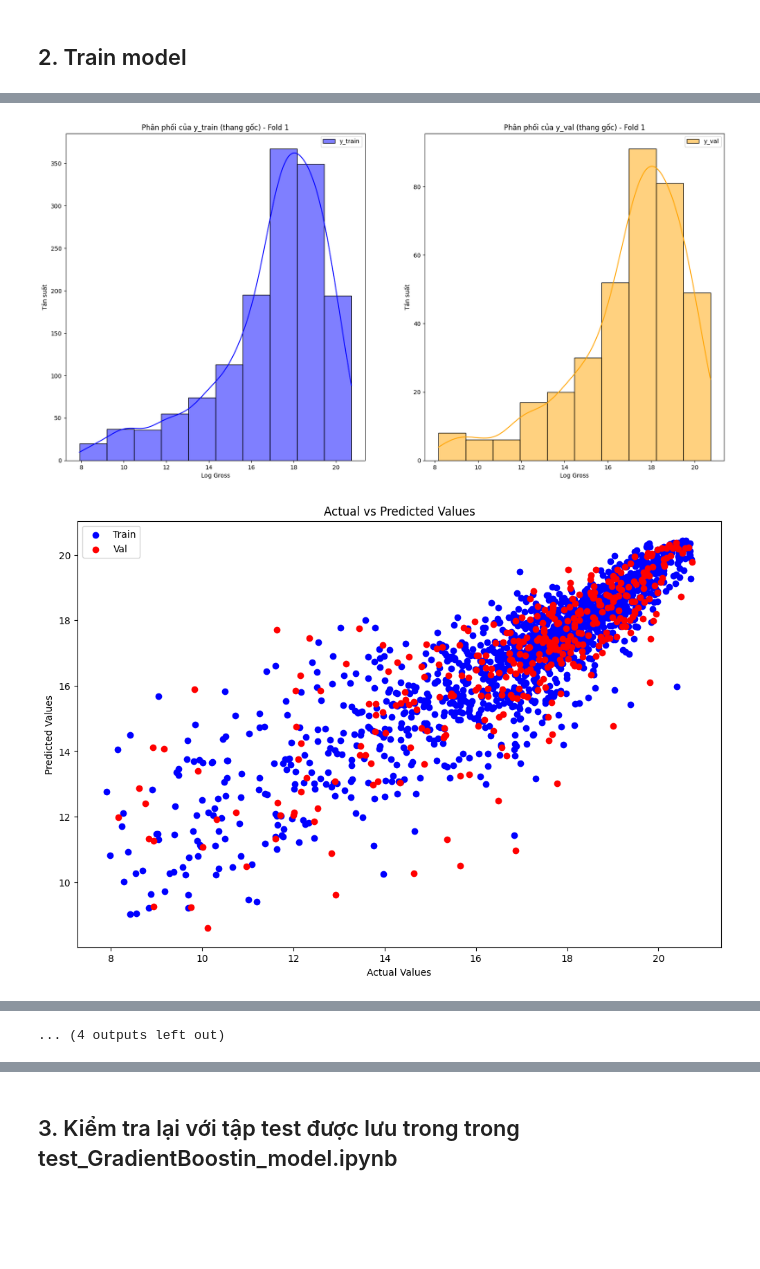
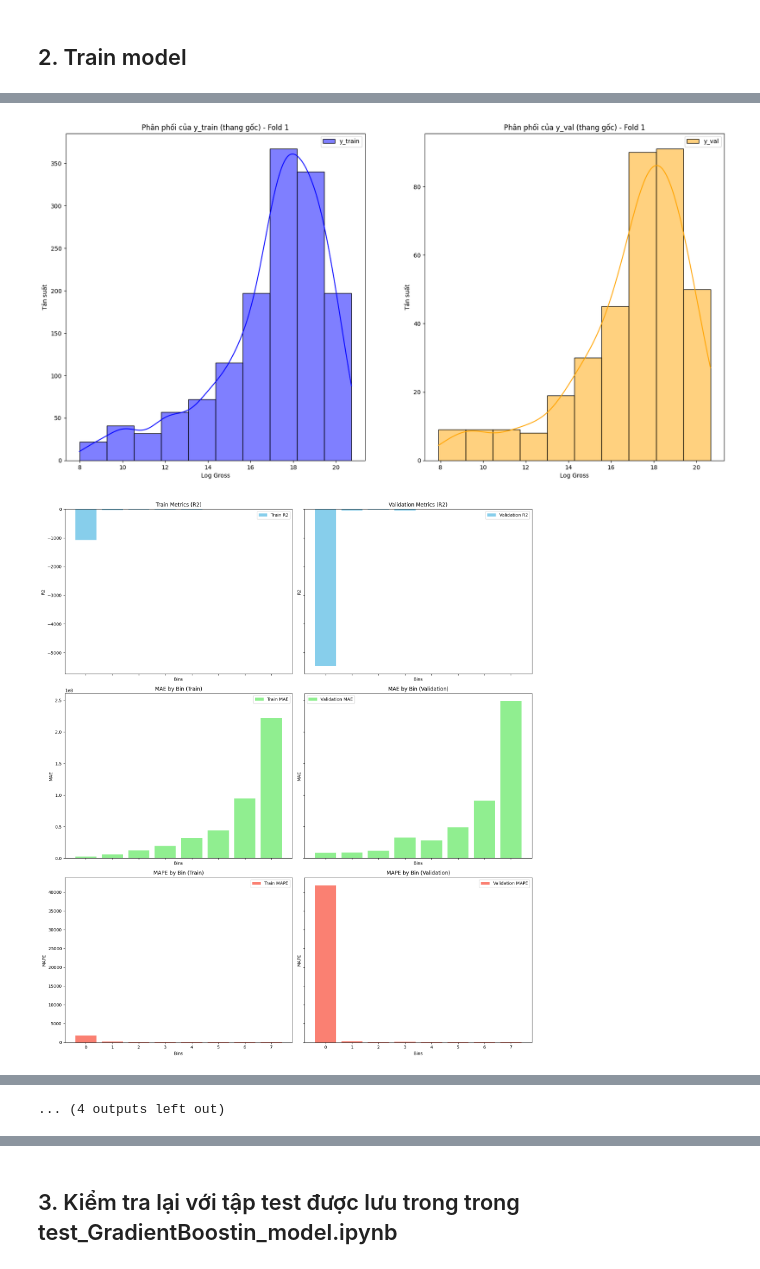
Before and after one commit to phuocnguyen2412/movie-analyst, a Jupyter notebook: Gradient_Boosting_model_1.ipynb, the cells around one changed output, grey strips where cells are left out. Cells and saved outputs as stored; diff of their text form; code cells hidden in the pictures; blank space fills up the shorter version.

```diff
--- a/Gradient_Boosting_model_1.ipynb
+++ b/Gradient_Boosting_model_1.ipynb
@@ -122,24 +122,31 @@ for fold, (train_idx, val_idx) in enumerate(skf.split(df, df['log_gross_bin'])):
     train_preds = best_model.predict(X_train)
     val_preds = best_model.predict(X_val)
 
-    train_r2, train_mae, train_mape, val_r2, val_mae, val_mape = visualize_results(
-        y_train, train_preds, y_val, val_preds,
-        model=best_model, df=pd.DataFrame(X_train, columns=features),
-        calculate_real_target=True,
-    )
+    fig, axes = plt.subplots(3, 2, figsize=(16, 18), sharex=True, sharey='row')  # 3 rows (R2, MAE, MAPE), 2 columns (Train, Validation)
 
-    # In kết quả
-    print(f"📊 Train Metrics - R2: {train_r2:.4f}, MAE: {train_mae:,.2f}, MAPE: {train_mape:.2%}")
-    print(f"📊 Val Metrics   - R2: {val_r2:.4f}, MAE: {val_mae:,.2f}, MAPE: {val_mape:.2%}")
+    # Gọi visualize_results cho tập Train và vẽ vào cột đầu tiên (Train)
+    df_test_resultm, train_r2, train_mae, train_mape = visualize_results(df_train, y_true=y_train, y_pred=train_preds, calculate_real_target=True, dataset_label="Train", axes=axes[:, 0])
+
+    # Gọi visualize_results cho tập Validation và vẽ vào cột thứ hai (Validation)
+    df_val_result, val_r2, val_mae, val_mape = visualize_results(df_val, y_true=y_val, y_pred=val_preds, calculate_real_target=True, dataset_label="Validation", axes=axes[:, 1])
+
+    # Cài đặt tiêu đề và hiển thị
+    axes[0, 0].set_title("Train Metrics (R2)")  # Tiêu đề cho R2 Train
+    axes[0, 1].set_title("Validation Metrics (R2)")  # Tiêu đề cho R2 Validation
+
+    plt.tight_layout()
+    plt.show()
+    print(df_val_result)
+    print(df_val_result)
 
     # Ghi nhận kết quả cho mỗi fold
     train_r2_list.append(train_r2)
     train_mae_list.append(train_mae)
-    train_mape_list.append(train_mape)
+    train_mape_list.append(train_mape * 100)
 
     val_r2_list.append(val_r2)
     val_mae_list.append(val_mae)
-    val_mape_list.append(val_mape)
+    val_mape_list.append(val_mape * 100)
 
     # Lưu model tốt nhất của từng fold vào thư mục tương ứng
     model_dir = f"best_models/GB_model/fold_{fold + 1}"
@@ -167,2 +174,2 @@ MAPE: 5.93%
-[figure, old version]
+[figure, new version]
-[figure, old version]
+[figure, new version]
```
Also changed, not shown: parts of 3 cells of this notebook, 22 other files.
